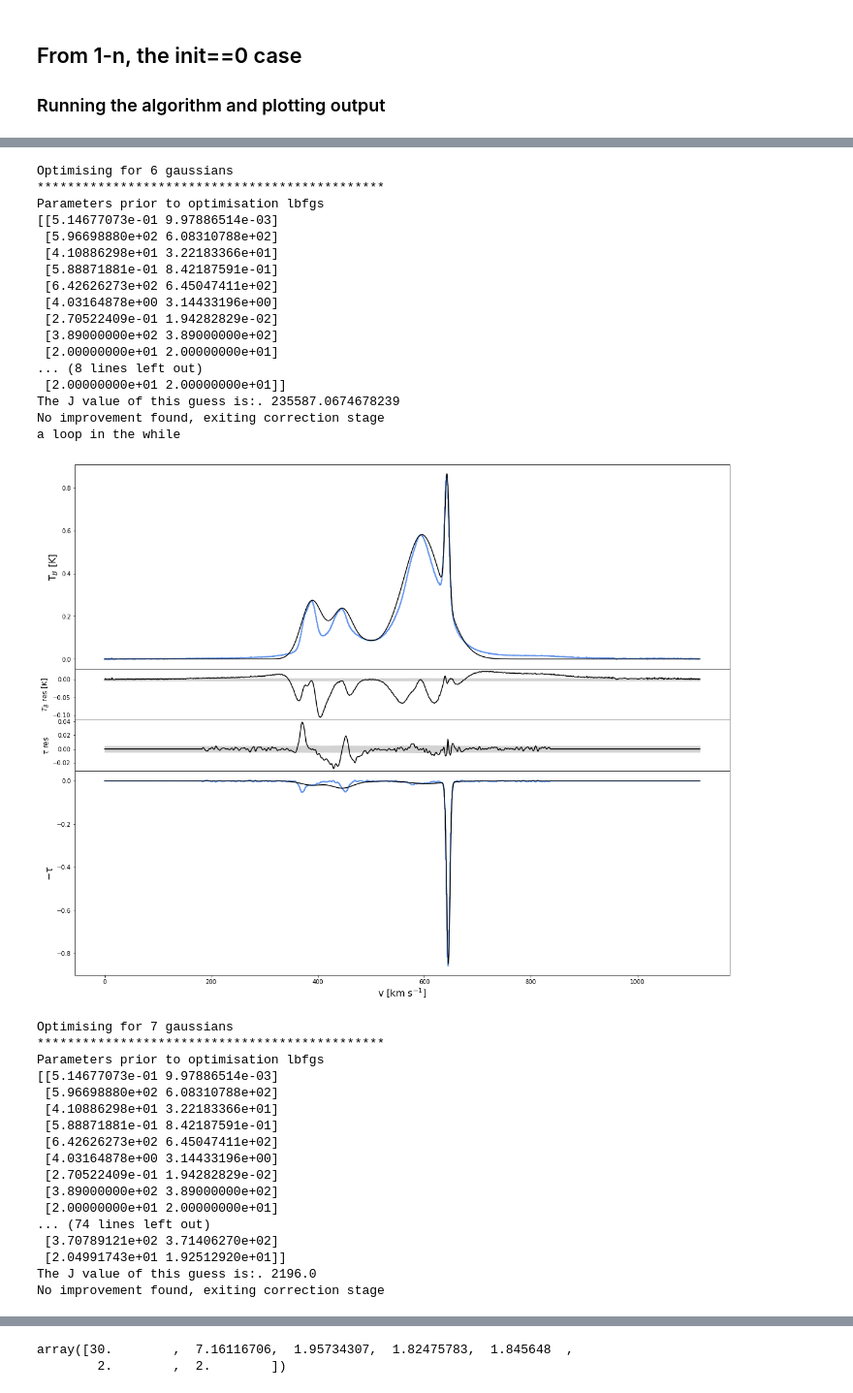
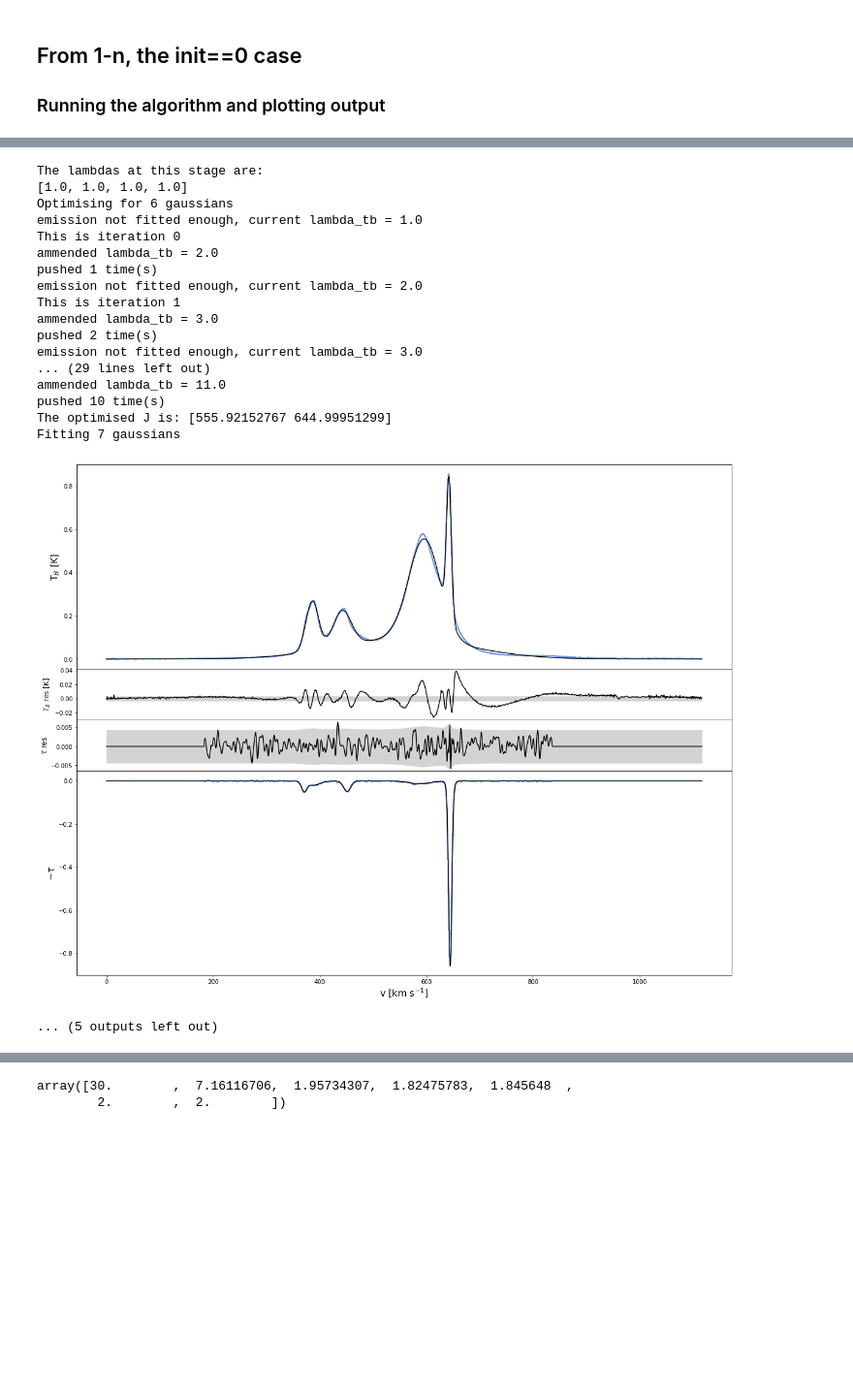
Before and after one commit to FrancesBW/SPARK_development, a Jupyter notebook: Iterative_self_correcting_SPARK_testing_notebook.ipynb, the cells around one changed output, grey strips where cells are left out. Shown at 97% size. Drawn from its saved outputs; the diff is of its cells as text; code cells hidden in the pictures; blank space fills up the shorter version.

```diff
--- a/Iterative_self_correcting_SPARK_testing_notebook.ipynb
+++ b/Iterative_self_correcting_SPARK_testing_notebook.ipynb
@@ -55,23 +56,23 @@ hdr["CRVAL3"] = v[0]*1.e3
 
 #parameters
 amp_fact_init = 2./3.
-sig_init = 20.
+sig_init = 10.
 iprint_init = -1
 iprint = -1
 maxiter_init = 15000
-maxiter = 15000
-corr_iter = 15
+maxiter = 150000
+corr_iter = 10
 
-n_gauss = 7            #@param {type:"slider", min:3, max:24, step:3}
+n_gauss = 9          #@param {type:"slider", min:3, max:24, step:3}
 fit_tol = 1.1          #@param {type:"slider", min:1, max:100, step:10}
-pcc_lim_mu = 5.          #@param {type:"slider", min:0, max:100, step:10}
-pcc_lim_sig = 3.          #@param {type:"slider", min:0, max:100, step:10}
+pcc_lim_mu = 5./(dv/1000)          #@param {type:"slider", min:0, max:100, step:10}
+pcc_lim_sig = 5./(dv/1000)          #@param {type:"slider", min:0, max:100, step:10}
 lb_amp = 0.
 ub_amp = np.max(Tb)
 lb_mu = 1
 ub_mu = len(tau)
 lb_sig= 1
-ub_sig = len(tau)/3
+ub_sig = len(tau)/2.
 
 core = lbfgs_abs(Tb=Tb, tau=tau, hdr=hdr, rms_Tb=rms_Tb, rms_tau=rms_tau)
 
@@ -187,35 +173,19 @@ a loop in the while
+The lambdas at this stage are:
+[1.0, 1.0, 1.0, 1.0]
 Optimising for 6 gaussians
-**********************************************
-Parameters prior to optimisation lbfgs
-[[5.14677073e-01 9.97886514e-03]
- [5.96698880e+02 6.08310788e+02]
- [4.10886298e+01 3.22183366e+01]
- [5.88871881e-01 8.42187591e-01]
- [6.42626273e+02 6.45047411e+02]
- [4.03164878e+00 3.14433196e+00]
- [2.70522409e-01 1.94282829e-02]
- [3.89000000e+02 3.89000000e+02]
- [2.00000000e+01 2.00000000e+01]
-... (8 lines left out)
- [2.00000000e+01 2.00000000e+01]]
-The J value of this guess is:. 235587.0674678239
-No improvement found, exiting correction stage
-a loop in the while
+emission not fitted enough, current lambda_tb = 1.0
+This is iteration 0
+ammended lambda_tb = 2.0
+pushed 1 time(s)
+emission not fitted enough, current lambda_tb = 2.0
+This is iteration 1
+ammended lambda_tb = 3.0
+pushed 2 time(s)
+emission not fitted enough, current lambda_tb = 3.0
+... (29 lines left out)
+ammended lambda_tb = 11.0
+pushed 10 time(s)
+The optimised J is: [555.92152767 644.99951299]
+Fitting 7 gaussians
-[figure, old version]
+[figure, new version]
-Optimising for 7 gaussians
-**********************************************
-Parameters prior to optimisation lbfgs
-[[5.14677073e-01 9.97886514e-03]
- [5.96698880e+02 6.08310788e+02]
- [4.10886298e+01 3.22183366e+01]
- [5.88871881e-01 8.42187591e-01]
- [6.42626273e+02 6.45047411e+02]
- [4.03164878e+00 3.14433196e+00]
- [2.70522409e-01 1.94282829e-02]
- [3.89000000e+02 3.89000000e+02]
- [2.00000000e+01 2.00000000e+01]
-... (74 lines left out)
- [3.70789121e+02 3.71406270e+02]
- [2.04991743e+01 1.92512920e+01]]
-The J value of this guess is:. 2196.0
-No improvement found, exiting correction stage
+... (5 outputs left out)
```
Also changed, not shown: parts of 15 cells of this notebook, 3 other files.
